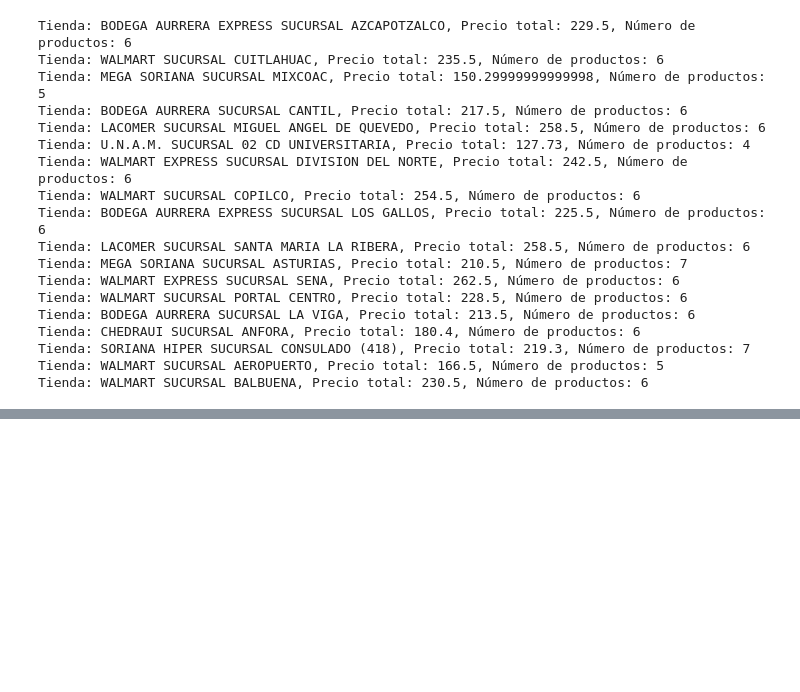
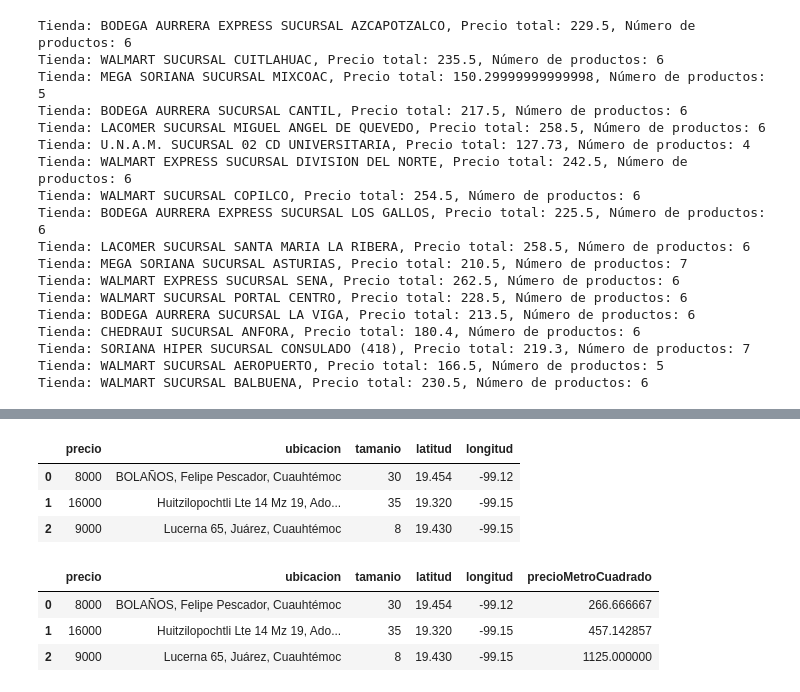
Before and after one commit to fitomx19/ModelosEconometricos, a Jupyter notebook: Proyecto_Scrapping_Inmuebles_24/SegundaParte/BusquedaPrecios.ipynb, the cells around one changed output, grey strips where cells are left out. Cells and saved outputs as stored; diff of their text form; code cells hidden in the pictures; blank space fills up the shorter version.

```diff
--- a/Proyecto_Scrapping_Inmuebles_24/SegundaParte/BusquedaPrecios.ipynb
+++ b/Proyecto_Scrapping_Inmuebles_24/SegundaParte/BusquedaPrecios.ipynb
@@ -279,3 +279,23 @@ m = list_all_store_info(datasets)
 m
 # %% [output]
 [interactive output not drawn]
+# %%
+#importar inmuebles24Corregido.csv
+df2 = pd.read_csv('inmuebles24Corregido.csv', sep=',' , encoding='utf-8')
+# %%
+df2.head(3)
+# %% [output]
+|  | precio | ubicacion | tamanio | latitud | longitud |
+| 0 | 8000 | BOLAÑOS, Felipe Pescador, Cuauhtémoc | 30 | 19.454 | -99.12 |
+| 1 | 16000 | Huitzilopochtli Lte 14 Mz 19, Ado... | 35 | 19.320 | -99.15 |
+| 2 | 9000 | Lucerna 65, Juárez, Cuauhtémoc | 8 | 19.430 | -99.15 |
+# %%
+#agregar columna de precio por metro cuadrado
+df2['precioMetroCuadrado'] = df2['precio'] / df2['tamanio']
+# %%
+df2.head(3)
+# %% [output]
+|  | precio | ubicacion | tamanio | latitud | longitud | precioMetroCuadrado |
+| 0 | 8000 | BOLAÑOS, Felipe Pescador, Cuauhtémoc | 30 | 19.454 | -99.12 | 266.666667 |
+| 1 | 16000 | Huitzilopochtli Lte 14 Mz 19, Ado... | 35 | 19.320 | -99.15 | 457.142857 |
+| 2 | 9000 | Lucerna 65, Juárez, Cuauhtémoc | 8 | 19.430 | -99.15 | 1125.000000 |
```
Also changed, not shown: parts of 3 cells of this notebook, 7 other files.
